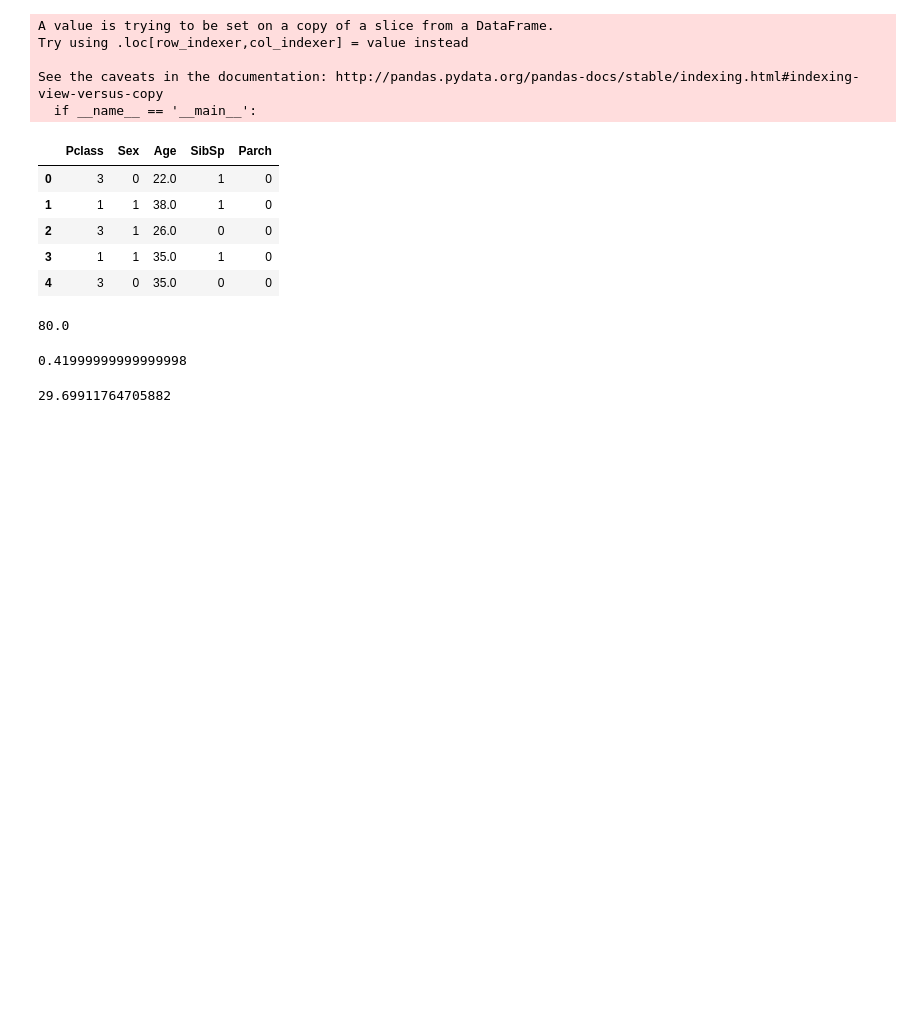
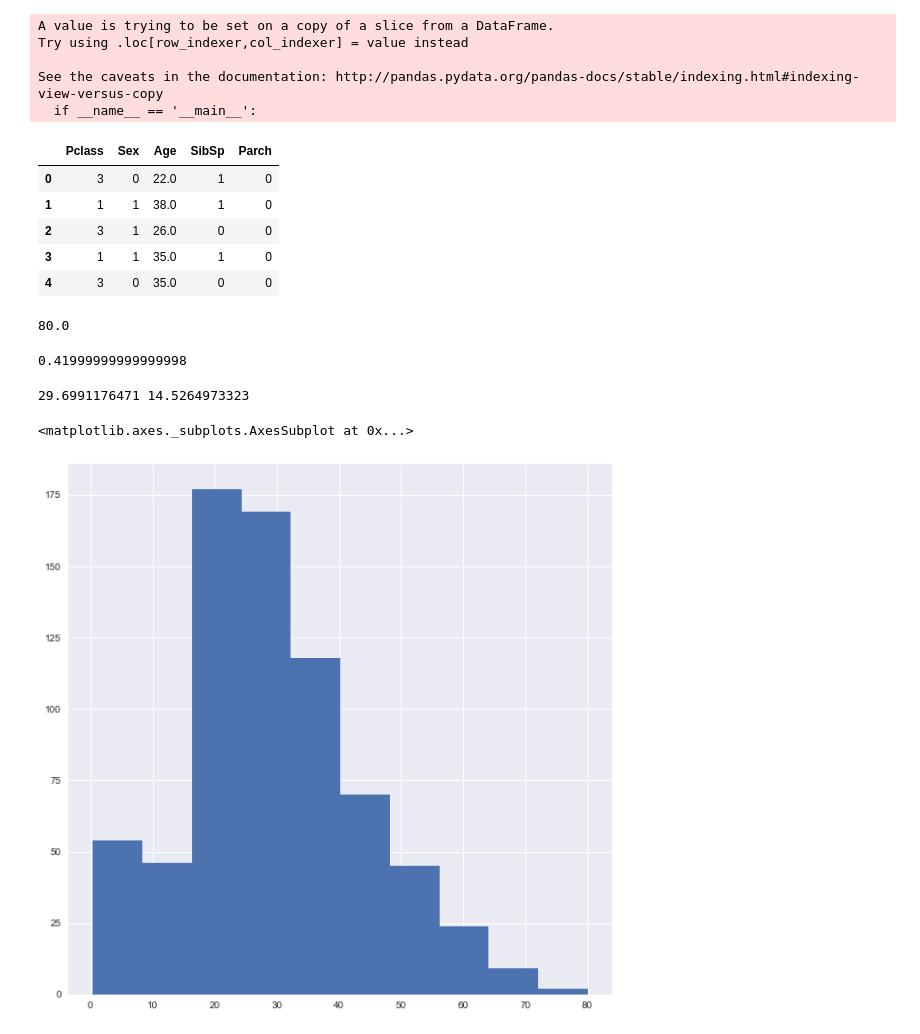
Before and after one commit to AntanaD/Kaggle, a Jupyter notebook: Titanic.ipynb, the cells around one changed output. Saved outputs shown, nothing was run; the diff lists cells and outputs as text; code cells hidden in the pictures; blank space fills up the shorter version.

```diff
--- a/Titanic.ipynb
+++ b/Titanic.ipynb
@@ -85,7 +85,3 @@ X_train_set['Age'].max()
 X_train_set['Age'].min()
 # %% [output]
 0.41999999999999998
-# %%
-X_train_set['Age'].mean()
-# %% [output]
-29.69911764705882
@@ -93,0 +88,12 @@ X_train_set['Age'].fillna(30.,inplace=True)
+# %%
+mu=X_train_set['Age'].mean()
+sigma=np.sqrt(X_train_set['Age'].var())
+print mu, sigma
+# %% [output]
+29.6991176471 14.5264973323
+# %%
+%matplotlib inline
+train_set['Age'].hist(figsize=(10,10))
+# %% [output]
+<matplotlib.axes._subplots.AxesSubplot at 0x...>
+[figure, added]
```
Also changed, not shown: parts of 17 cells of this notebook.
